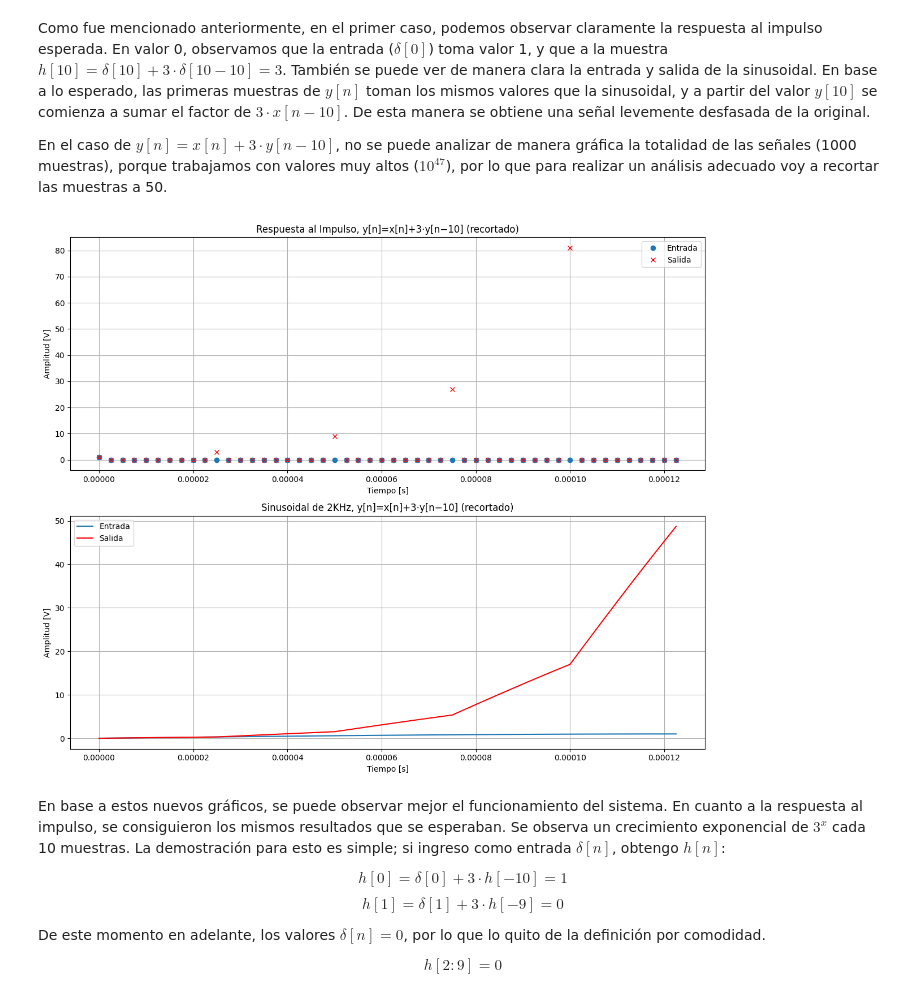
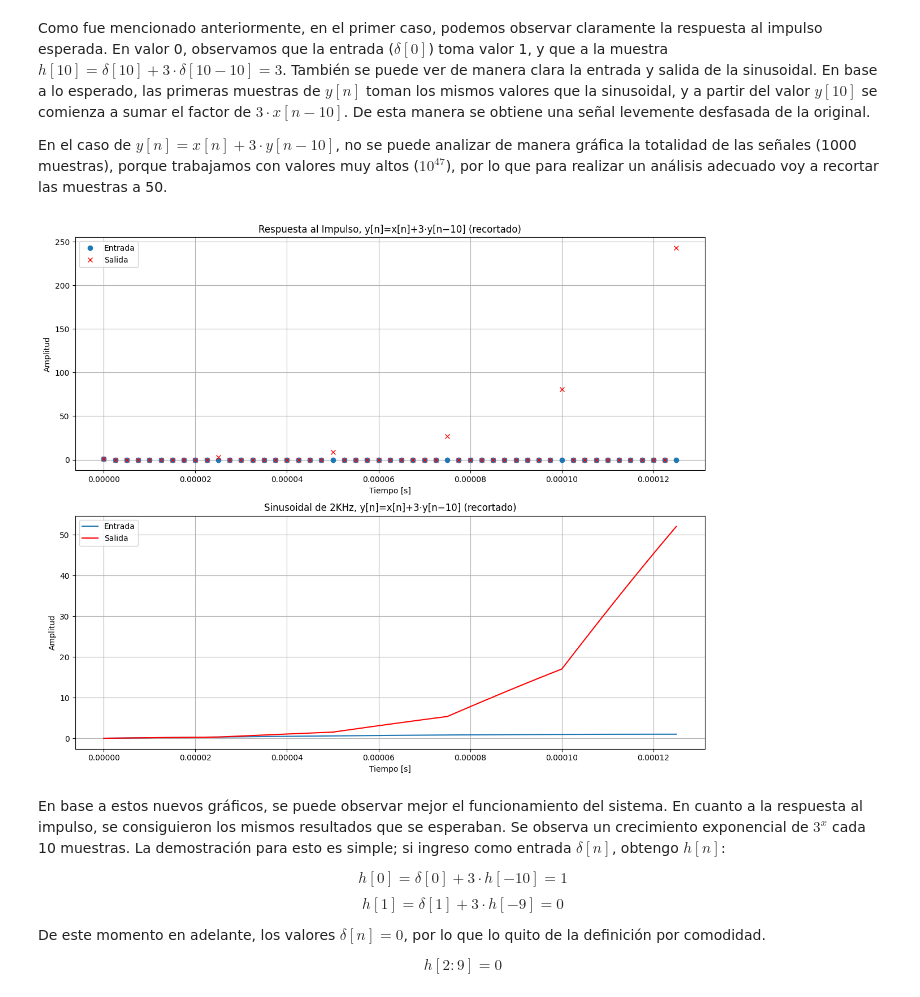
Before and after one commit to mtaranilla/APS_2025, a Jupyter notebook: TS2_Taranilla_notebook.ipynb, the cells around one changed output. Saved outputs shown, nothing was run; the diff lists cells and outputs as text; code cells hidden in the pictures.

```diff
--- a/TS2_Taranilla_notebook.ipynb
+++ b/TS2_Taranilla_notebook.ipynb
@@ -529,30 +558,30 @@ Como fue mencionado anteriormente, en el primer caso, podemos observar clarament
 
 En el caso de $y[n]=x[n]+3⋅y[n−10]$, no se puede analizar de manera gráfica la totalidad de las señales (1000 muestras), porque trabajamos con valores muy altos ($10^{47}$), por lo que para realizar un análisis adecuado voy a recortar las muestras a 50.
 # %%
-plt.figure(8, figsize=(12,10))
+plt.figure(11, figsize=(12,10))
 
 plt.subplot(2,1,1)
-plt.plot(tt[:50], imp[:50], 'o', label='Entrada')
-plt.plot(tt[:50], h2ii[:50], 'x', label='Salida', color='red')
-plt.title('Respuesta al Impulso, y[n]=x[n]+3⋅y[n−10] (recortado)')
+plt.plot(tt[:51], imp[:51], 'o', label='Entrada')
+plt.plot(tt[:51], h2ii[:51], 'x', label='Salida', color='red')
+plt.title('Respuesta al impulso, y[n]=x[n]+3⋅y[n−10] (recortado)')
 plt.xlabel('Tiempo [s]')
-plt.ylabel('Amplitud [V]')
+plt.ylabel('Amplitud')
 plt.legend()
 plt.grid(True)
 
 plt.subplot(2,1,2)
-plt.plot(tt[:50], x1[:50], label='Entrada')
-plt.plot(tt[:50], Y2ii[:50], label='Salida', color='red')
+plt.plot(tt[:51], x1[:51], label='Entrada')
+plt.plot(tt[:51], Y2ii[:51], label='Salida', color='red')
 plt.title('Sinusoidal de 2KHz, y[n]=x[n]+3⋅y[n−10] (recortado)')
 plt.xlabel('Tiempo [s]')
-plt.ylabel('Amplitud [V]')
+plt.ylabel('Amplitud')
 plt.legend()
 plt.grid(True)
 
 plt.tight_layout()
 plt.show()
 # %% [output]
-[figure, old version]
+[figure, new version]
 # %% [markdown]
 En base a estos nuevos gráficos, se puede observar mejor el funcionamiento del sistema. En cuanto a la respuesta al impulso, se consiguieron los mismos resultados que se esperaban. Se observa un crecimiento exponencial de $3^x$ cada 10 muestras. La demostración para esto es simple; si ingreso como entrada $\delta[n]$, obtengo $h[n]$:
 
```
Also changed, not shown: parts of 17 cells of this notebook.
